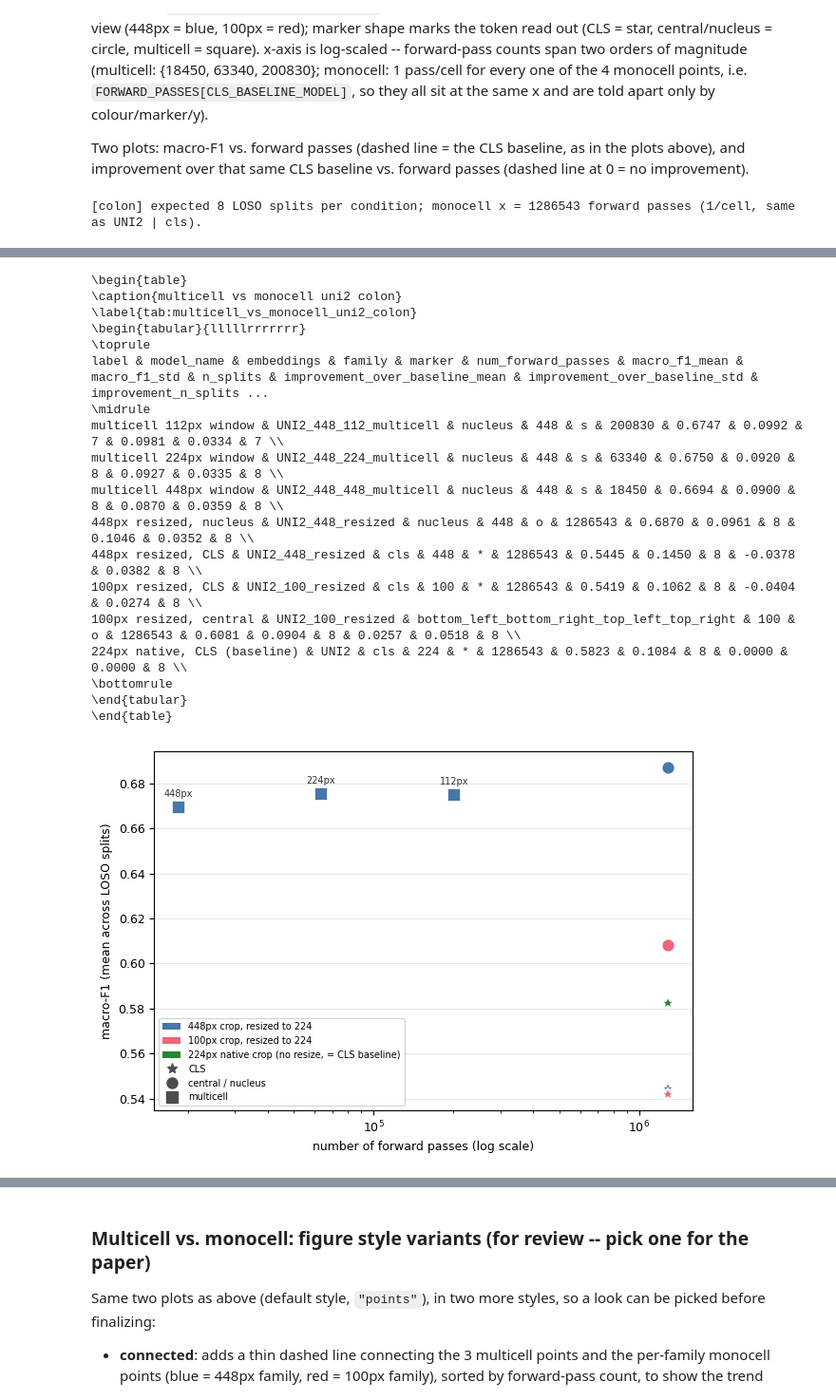
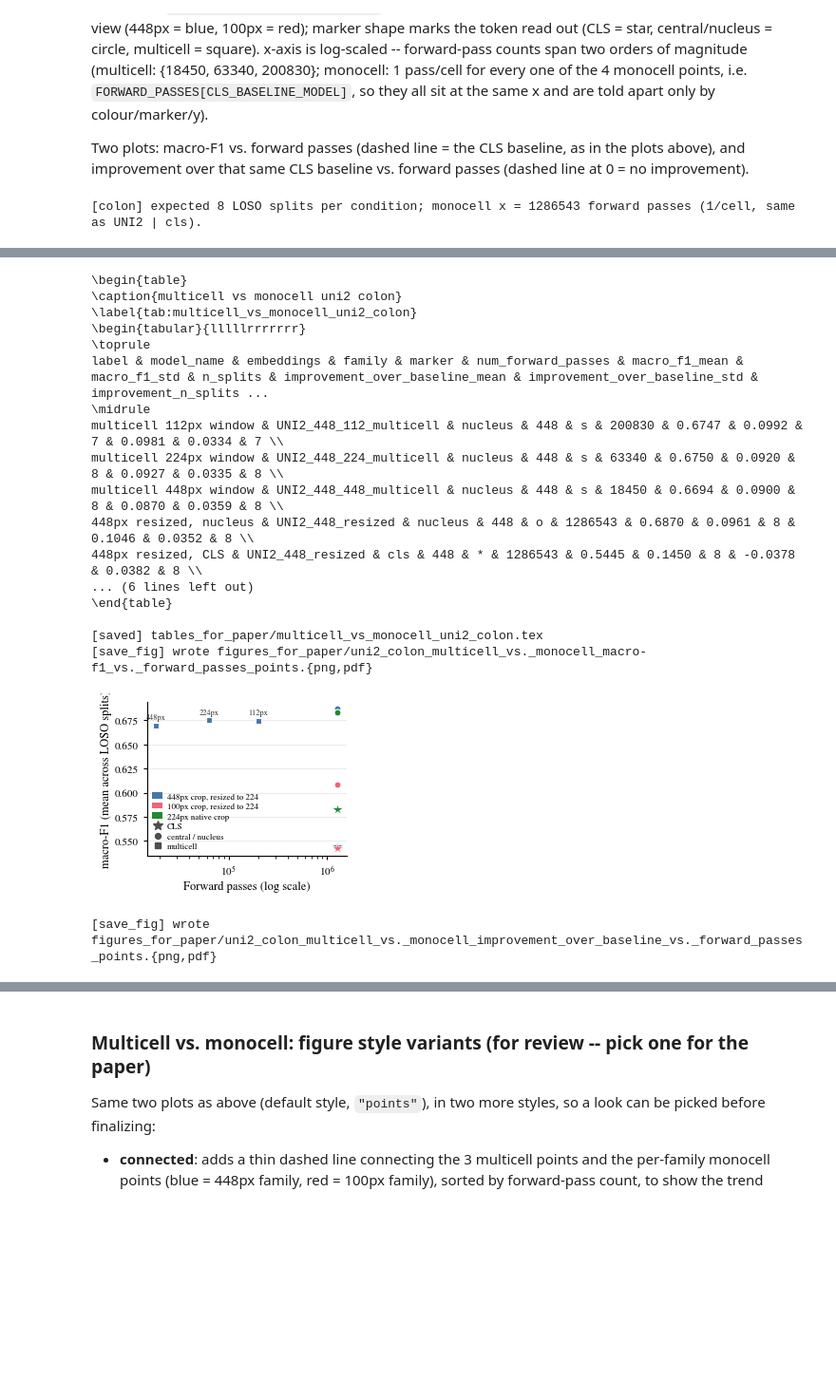
Before and after one commit to Aurelien-Cormoreche/sc-central-tokens-code, a Jupyter notebook: notebooks/figure_for_paper.ipynb, the cells around one changed output, grey strips where cells are left out. Shown at 95% size. Cells and saved outputs as stored; diff of their text form; code cells hidden in the pictures; blank space fills up the shorter version.

```diff
--- a/notebooks/figure_for_paper.ipynb
+++ b/notebooks/figure_for_paper.ipynb
@@ -304,14 +323,14 @@ COLOR_GREEN = "#228833"
 MULTICELL_VS_MONOCELL_COLORS = {"448": COLOR_BLUE, "100": COLOR_RED, "224": COLOR_GREEN}
 MULTICELL_VS_MONOCELL_FAMILY_LABELS = {
     "448": "448px crop, resized to 224", "100": "100px crop, resized to 224",
-    "224": "224px native crop (no resize, = CLS baseline)",
+    "224": "224px native crop" ,
 }
 MULTICELL_VS_MONOCELL_MARKER_LABELS = {"*": "CLS", "o": "central / nucleus", "s": "multicell"}
 
 # Shared x-axis label for the two "RNA-context divergence" figures (section 9's
 # expr_cosine_dist_to_neighbors plot and section 10's masking-disagreement plot)
 # so the axis names correspond when the two are placed side by side in the paper.
-RNA_CONTEXT_DIVERGENCE_XLABEL = "RNA-context divergence (1 \u2212 cosine similarity to neighbourhood-mean expression)"
+RNA_CONTEXT_DIVERGENCE_XLABEL = "RNA expression cosine distance to neighbours"
 
 # ── probing: probes & context windows (configs/probing_colon.yaml) ──────────
 CONTEXT_PROBES_OF_INTEREST = ["cell_count", "cell_type_composition"]
@@ -322,7 +341,7 @@ METRICS = ["test_accuracy", "test_balanced_accuracy", "test_macro_f1", "test_wei
 PRIMARY_METRIC = "test_macro_f1"
 
 # ── figure / table export ────────────────────────────────────────────────────
-SAVE_FIGURES = False
+SAVE_FIGURES = True
 FIGURES_DIR = Path("figures_for_paper")
 LATEX_DIR = Path("tables_for_paper")
 # %% [markdown]
@@ -2175,6 +2237,7 @@ plots above), and improvement over that same CLS baseline vs. forward passes
 # %%
 from matplotlib.lines import Line2D  # noqa: E402
 from matplotlib.patches import Patch  # noqa: E402
+
 
 
 def build_multicell_vs_monocell_table(dataset: str = "colon",
@@ -2210,43 +2273,65 @@ def build_multicell_vs_monocell_table(dataset: str = "colon",
 _mc_vs_monocell_df = build_multicell_vs_monocell_table()
 show_table(_mc_vs_monocell_df.round(4), "multicell_vs_monocell_uni2_colon")
 
+MARKER_SIZE_SCALE = {
+    "o": 1.00, "s": 0.95, "D": 1.15, "v": 1.20,
+    "^": 1.20, "*": 1.75, "P": 1.25, "X": 1.25, "x": 1.35, "+": 1.40,
+}
+BASE_MS = 5.0
+
+def _ms(marker):
+    return BASE_MS * MARKER_SIZE_SCALE.get(marker, 1.0)
 
 def plot_multicell_vs_monocell(df: pd.DataFrame, y_mean_col: str, ylabel: str, title: str,
-                                style: str = "points") -> None:
+                               style: str = "points") -> None:
     plot_df = df.dropna(subset=["num_forward_passes", y_mean_col])
     if plot_df.empty:
         print(f"[skip plot] no rows with both num_forward_passes and {y_mean_col!r} available.")
         return
-    fig, ax = plt.subplots(figsize=(6.5, 4.5))
+
+    fig, ax = plt.subplots(figsize=(PANEL_W, PANEL_H))
+
     if style == "connected":
         for family, group in plot_df.groupby("family"):
             group = group.sort_values("num_forward_passes")
-            ax.plot(group["num_forward_passes"], group[y_mean_col], linestyle="--", linewidth=1.2,
-                    color=MULTICELL_VS_MONOCELL_COLORS[family], zorder=2)
+            ax.plot(group["num_forward_passes"], group[y_mean_col], linestyle="--",
+                    linewidth=1.0, color=MULTICELL_VS_MONOCELL_COLORS[family], zorder=2)
+
     for _, row in plot_df.iterrows():
+        mk = row["marker"]
         ax.plot(row["num_forward_passes"], row[y_mean_col],
-                marker=row["marker"], markersize=10, markeredgecolor="white", markeredgewidth=1.2,
-                color=MULTICELL_VS_MONOCELL_COLORS[row["family"]], linestyle="none", zorder=3)
+                marker=mk, markersize=_ms(mk),
+                markeredgecolor="white",
+                markeredgewidth=0.5 if mk in ("*", "x", "+", "^", "v") else 0.8,
+                color=MULTICELL_VS_MONOCELL_COLORS[row["family"]],
+                linestyle="none", zorder=3)
         window_px = MULTICELL_WINDOW_PX.get(row["model_name"])
         if window_px is not None:
             ax.annotate(f"{window_px}px", xy=(row["num_forward_passes"], row[y_mean_col]),
-                        xytext=(0, 8), textcoords="offset points", ha="center", fontsize=7, color="0.2")
+                        xytext=(0, 5), textcoords="offset points", ha="center",
+                        fontsize=6, color="0.2")
         elif style == "labeled":
             ax.annotate(row["label"], xy=(row["num_forward_passes"], row[y_mean_col]),
-                        xytext=(6, 4), textcoords="offset points", fontsize=6, color="0.2")
+                        xytext=(4, 3), textcoords="offset points", fontsize=5.5, color="0.2")
 
     family_handles = [Patch(facecolor=MULTICELL_VS_MONOCELL_COLORS[fov], label=lbl)
-                       for fov, lbl in MULTICELL_VS_MONOCELL_FAMILY_LABELS.items()]
-    marker_handles = [Line2D([0], [0], marker=mk, color="0.3", linestyle="none", markersize=8, label=lbl)
-                       for mk, lbl in MULTICELL_VS_MONOCELL_MARKER_LABELS.items()]
-    ax.legend(handles=family_handles + marker_handles, loc="lower left", fontsize=7)
+                      for fov, lbl in MULTICELL_VS_MONOCELL_FAMILY_LABELS.items()]
+    marker_handles = [Line2D([0], [0], marker=mk, color="0.3", linestyle="none",
+                             markersize=_ms(mk) * 0.85, label=lbl)
+                      for mk, lbl in MULTICELL_VS_MONOCELL_MARKER_LABELS.items()]
+    ax.legend(handles=family_handles + marker_handles, loc="lower left",
+              frameon=False, handlelength=1.2, handletextpad=0.5,
+              labelspacing=0.25, borderaxespad=0.2)
 
     ax.set_xscale("log")
-    ax.set_xlabel("number of forward passes (log scale)")
-    ax.set_ylabel(ylabel)
-    ax.grid(axis="y", alpha=0.3)
-    fig.tight_layout()
-    save_fig(fig, title.lower().replace(" ", "_").replace("/", "_").replace(",", "").replace(":", "") + f"_{style}")
+    ax.set_xlabel("Forward passes (log scale)", labelpad=2)
+    ax.set_ylabel(ylabel, labelpad=2)
+    ax.grid(axis="y", alpha=0.3, linewidth=0.6)
+    ax.spines[["top", "right"]].set_visible(False)
+
+    fig.tight_layout(pad=0.2)
+    save_fig(fig, title.lower().replace(" ", "_").replace("/", "_")
+                       .replace(",", "").replace(":", "") + f"_{style}")
     plt.show()
 
 
@@ -2256,7 +2341,7 @@ plot_multicell_vs_monocell(
 )
 
 plot_multicell_vs_monocell(
-    _mc_vs_monocell_df, "improvement_over_baseline_mean", "improvement in macro-F1 over CLS baseline (mean across LOSO splits)",
+    _mc_vs_monocell_df, "improvement_over_baseline_mean", r"$\Delta$ vs. $\rho_{\mathrm{CLS}}^{224}$",
     "UNI2 colon: multicell vs. monocell, improvement over baseline vs. forward passes",
 )
 # %% [output]
@@ -2273,19 +2359,19 @@ plot_multicell_vs_monocell(
 \begin{table}
 \caption{multicell vs monocell uni2 colon}
 \label{tab:multicell_vs_monocell_uni2_colon}
 \begin{tabular}{lllllrrrrrrr}
 \toprule
 label & model_name & embeddings & family & marker & num_forward_passes & macro_f1_mean & macro_f1_std & n_splits & improvement_over_baseline_mean & improvement_over_baseline_std & improvement_n_splits ...
 \midrule
 multicell 112px window & UNI2_448_112_multicell & nucleus & 448 & s & 200830 & 0.6747 & 0.0992 & 7 & 0.0981 & 0.0334 & 7 \\
 multicell 224px window & UNI2_448_224_multicell & nucleus & 448 & s & 63340 & 0.6750 & 0.0920 & 8 & 0.0927 & 0.0335 & 8 \\
 multicell 448px window & UNI2_448_448_multicell & nucleus & 448 & s & 18450 & 0.6694 & 0.0900 & 8 & 0.0870 & 0.0359 & 8 \\
 448px resized, nucleus & UNI2_448_resized & nucleus & 448 & o & 1286543 & 0.6870 & 0.0961 & 8 & 0.1046 & 0.0352 & 8 \\
 448px resized, CLS & UNI2_448_resized & cls & 448 & * & 1286543 & 0.5445 & 0.1450 & 8 & -0.0378 & 0.0382 & 8 \\
-100px resized, CLS & UNI2_100_resized & cls & 100 & * & 1286543 & 0.5419 & 0.1062 & 8 & -0.0404 & 0.0274 & 8 \\
-100px resized, central & UNI2_100_resized & bottom_left_bottom_right_top_left_top_right & 100 & o & 1286543 & 0.6081 & 0.0904 & 8 & 0.0257 & 0.0518 & 8 \\
-224px native, CLS (baseline) & UNI2 & cls & 224 & * & 1286543 & 0.5823 & 0.1084 & 8 & 0.0000 & 0.0000 & 8 \\
-\bottomrule
-\end{tabular}
+... (6 lines left out)
 \end{table}
+
+[saved] tables_for_paper/multicell_vs_monocell_uni2_colon.tex
+[save_fig] wrote figures_for_paper/uni2_colon_multicell_vs._monocell_macro-f1_vs._forward_passes_points.{png,pdf}
-[figure, old version]
+[figure, new version]
+[save_fig] wrote figures_for_paper/uni2_colon_multicell_vs._monocell_improvement_over_baseline_vs._forward_passes_points.{png,pdf}
```
Also changed, not shown: parts of 17 cells of this notebook, 31 other files.
